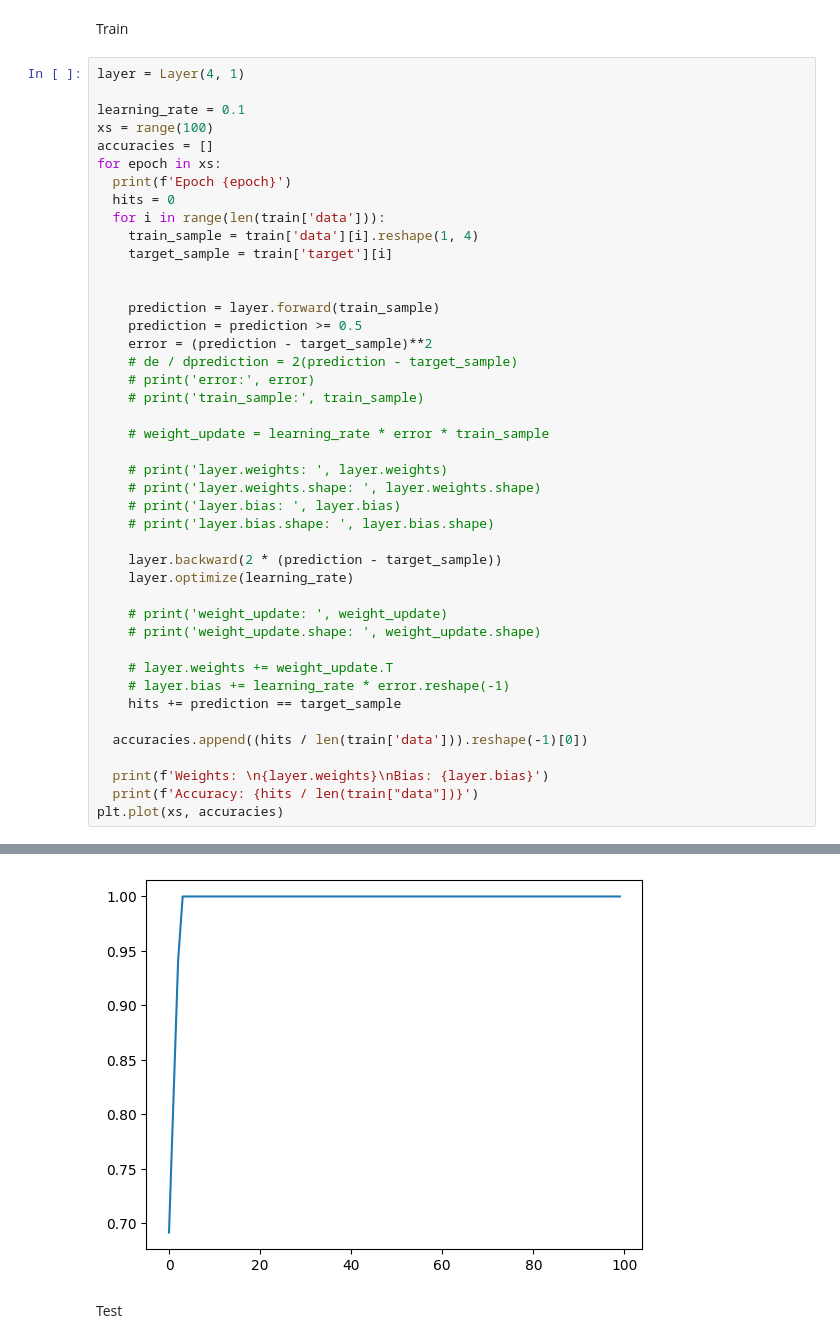
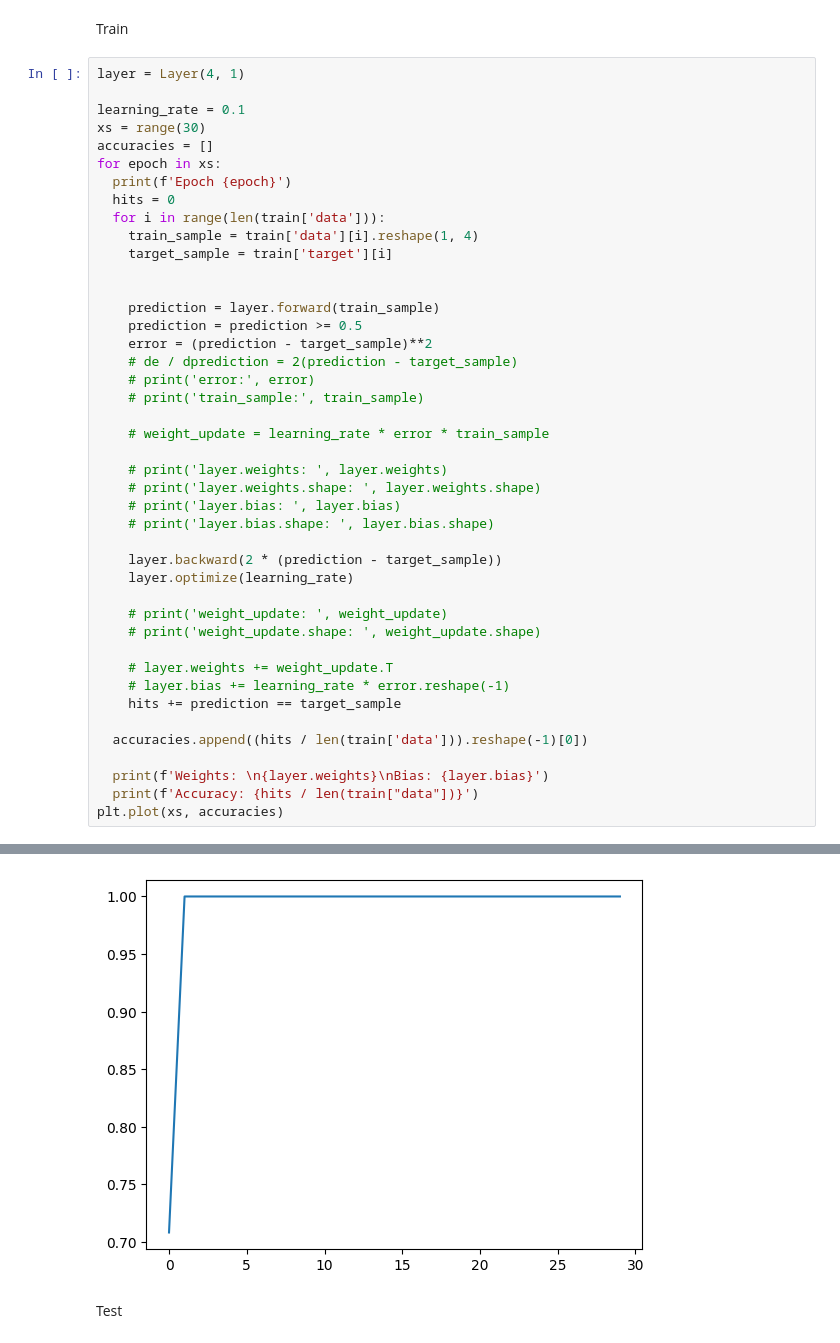
Before and after one commit to guilhermealvesc-finspaceai/mlp-estudos, a Jupyter notebook: 2-desafio/layer_backprop.ipynb, the cells around one changed output, grey strips where cells are left out. Cells and saved outputs as stored; diff of their text form.

```diff
--- a/2-desafio/layer_backprop.ipynb
+++ b/2-desafio/layer_backprop.ipynb
@@ -189,7 +189,7 @@ Train
 layer = Layer(4, 1)
 
 learning_rate = 0.1
-xs = range(100)
+xs = range(30)
 accuracies = []
 for epoch in xs:
   print(f'Epoch {epoch}')
@@ -248,6 +248,6 @@ Bias: [0.52]
 Accuracy: [[1.]]
 [<matplotlib.lines.Line2D at 0x...>]
-[figure, old version]
+[figure, new version]
 # %% [markdown]
 Test
 # %%
```
Also changed, not shown: parts of 5 cells of this notebook, 1 other file.
